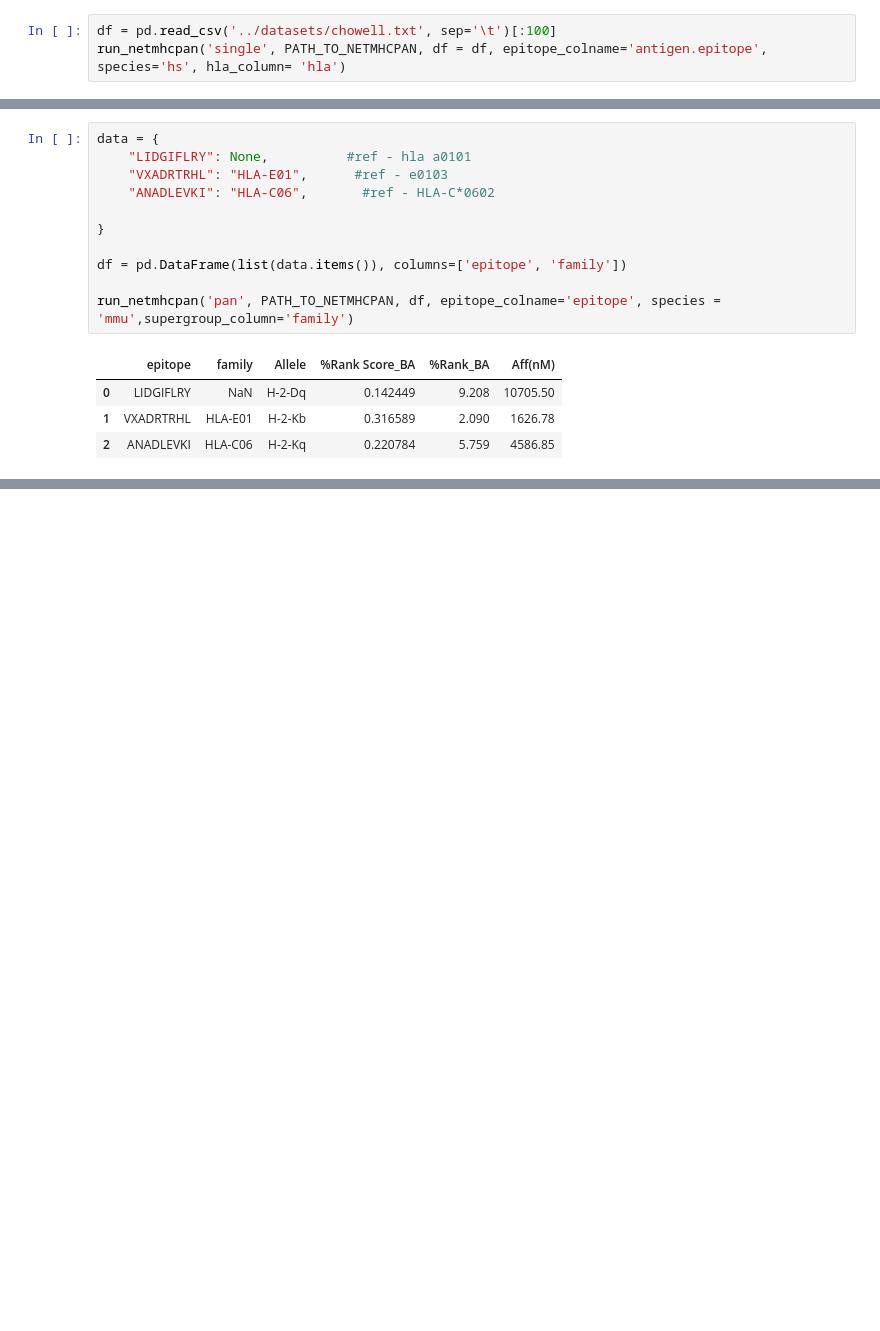
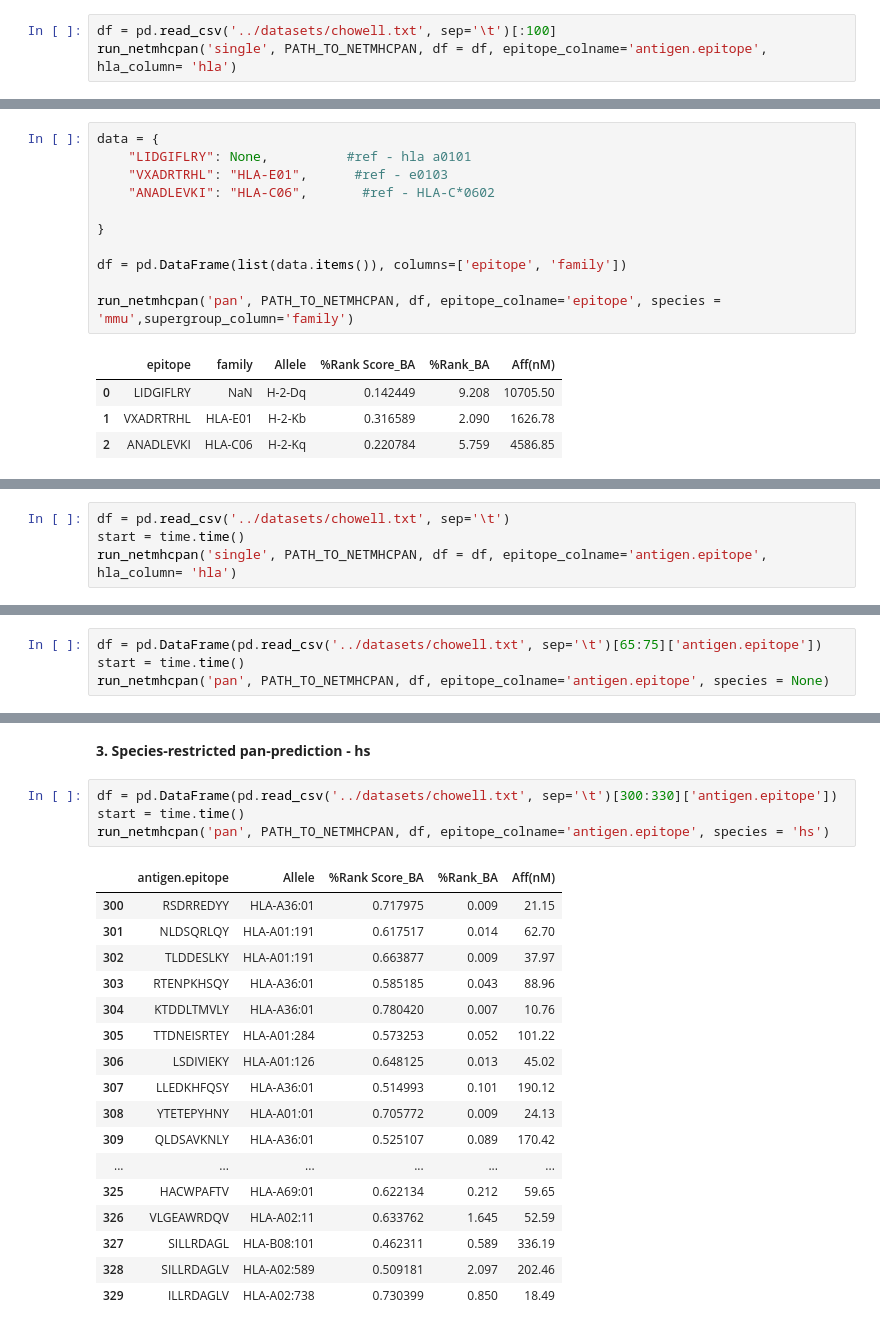
Before and after one commit to AnatoliyLarkin/netmhcpanwrapper, a Jupyter notebook: notebooks/testing.ipynb, the cells around one changed output, grey strips where cells are left out. Drawn from its saved outputs; the diff is of its cells as text; blank space fills up the shorter version.

```diff
--- a/notebooks/testing.ipynb
+++ b/notebooks/testing.ipynb
@@ -137,7 +139,7 @@ display(df)
 from src.run_netmhcpan import run_netmhcpan
 # %%
 df = pd.read_csv('../datasets/chowell.txt', sep='\t')[:100]
-run_netmhcpan('single', PATH_TO_NETMHCPAN, df = df, epitope_colname='antigen.epitope', species='hs', hla_column= 'hla')
+run_netmhcpan('single', PATH_TO_NETMHCPAN, df = df, epitope_colname='antigen.epitope', hla_column= 'hla')
 # %% [output]
 |  | antigen.epitope | hla | immunogenicity | matched_hla | %Rank Score_BA | %Rank_BA | Aff(nM) |
 | 0 | ITDFNIDTY | HLA-A*01:01 | Positive | HLA-A01:01 | 0.732399 | 0.008 | 18.09 |
@@ -170,0 +177,4 @@ run_netmhcpan('pan', PATH_TO_NETMHCPAN, df, epitope_colname='epitope', species =
+# %%
+df = pd.read_csv('../datasets/chowell.txt', sep='\t')
+start = time.time()
+run_netmhcpan('single', PATH_TO_NETMHCPAN, df = df, epitope_colname='antigen.epitope', hla_column= 'hla')
@@ -170,0 +204,4 @@ run_netmhcpan('pan', PATH_TO_NETMHCPAN, df, epitope_colname='epitope', species =
+# %%
+df = pd.DataFrame(pd.read_csv('../datasets/chowell.txt', sep='\t')[65:75]['antigen.epitope'])
+start = time.time()
+run_netmhcpan('pan', PATH_TO_NETMHCPAN, df, epitope_colname='antigen.epitope', species = None)
@@ -170,0 +227,24 @@ run_netmhcpan('pan', PATH_TO_NETMHCPAN, df, epitope_colname='epitope', species =
+# %% [markdown]
+**3. Species-restricted pan-prediction - hs**
+# %%
+df = pd.DataFrame(pd.read_csv('../datasets/chowell.txt', sep='\t')[300:330]['antigen.epitope'])
+start = time.time()
+run_netmhcpan('pan', PATH_TO_NETMHCPAN, df, epitope_colname='antigen.epitope', species = 'hs')
+# %% [output]
+|  | antigen.epitope | Allele | %Rank Score_BA | %Rank_BA | Aff(nM) |
+| 300 | RSDRREDYY | HLA-A36:01 | 0.717975 | 0.009 | 21.15 |
+| 301 | NLDSQRLQY | HLA-A01:191 | 0.617517 | 0.014 | 62.70 |
+| 302 | TLDDESLKY | HLA-A01:191 | 0.663877 | 0.009 | 37.97 |
+| 303 | RTENPKHSQY | HLA-A36:01 | 0.585185 | 0.043 | 88.96 |
+| 304 | KTDDLTMVLY | HLA-A36:01 | 0.780420 | 0.007 | 10.76 |
+| 305 | TTDNEISRTEY | HLA-A01:284 | 0.573253 | 0.052 | 101.22 |
+| 306 | LSDIVIEKY | HLA-A01:126 | 0.648125 | 0.013 | 45.02 |
+| 307 | LLEDKHFQSY | HLA-A36:01 | 0.514993 | 0.101 | 190.12 |
+| 308 | YTETEPYHNY | HLA-A01:01 | 0.705772 | 0.009 | 24.13 |
+| 309 | QLDSAVKNLY | HLA-A36:01 | 0.525107 | 0.089 | 170.42 |
+| ... | ... | ... | ... | ... | ... |
+| 325 | HACWPAFTV | HLA-A69:01 | 0.622134 | 0.212 | 59.65 |
+| 326 | VLGEAWRDQV | HLA-A02:11 | 0.633762 | 1.645 | 52.59 |
+| 327 | SILLRDAGL | HLA-B08:101 | 0.462311 | 0.589 | 336.19 |
+| 328 | SILLRDAGLV | HLA-A02:589 | 0.509181 | 2.097 | 202.46 |
+| 329 | ILLRDAGLV | HLA-A02:738 | 0.730399 | 0.850 | 18.49 |
```
Also changed, not shown: parts of 12 cells of this notebook, 2 other files.
